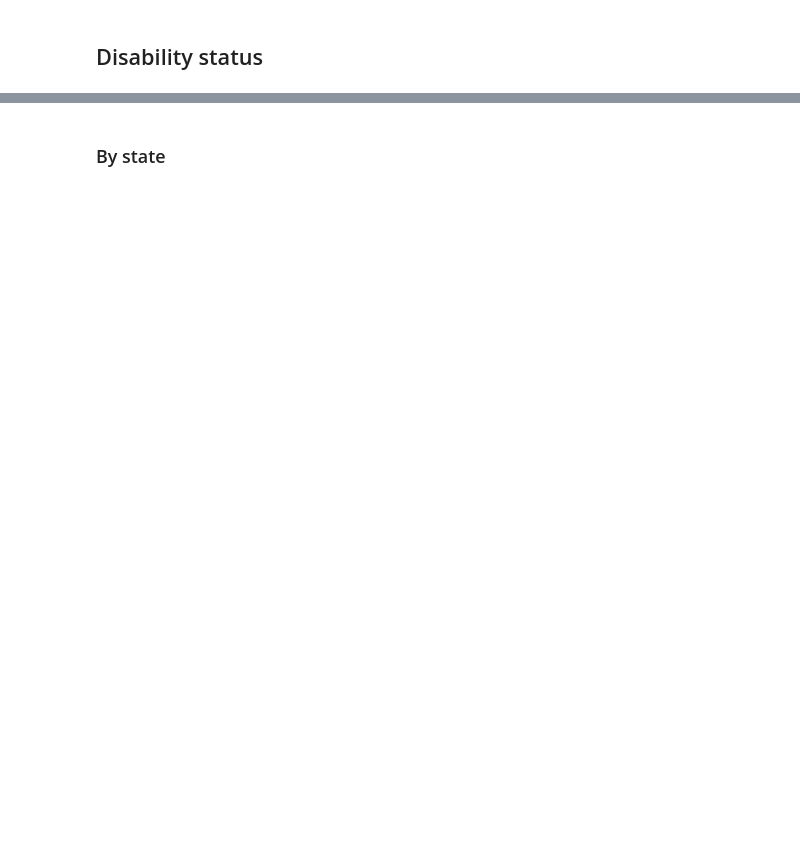
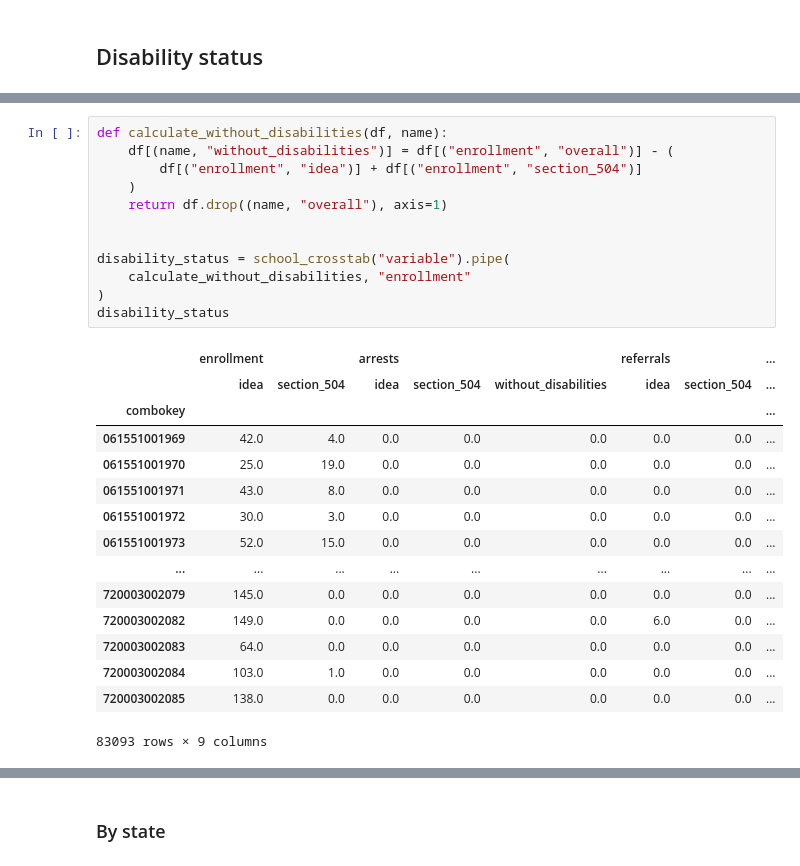
Before and after one commit to cbs-news-data/crdc-le-referral-data, a Jupyter notebook: notebooks/crdc_referrals_arrests/crdc_referrals_arrests.ipynb, the cells around one changed output, grey strips where cells are left out. Cells and saved outputs as stored; diff of their text form; blank space fills up the shorter version.

```diff
--- a/notebooks/crdc_referrals_arrests/crdc_referrals_arrests.ipynb
+++ b/notebooks/crdc_referrals_arrests/crdc_referrals_arrests.ipynb
@@ -85 +130,29 @@ disability_status
+# %%
+def calculate_without_disabilities(df, name):
+    df[(name, "without_disabilities")] = df[("enrollment", "overall")] - (
+        df[("enrollment", "idea")] + df[("enrollment", "section_504")]
+    )
+    return df.drop((name, "overall"), axis=1)
+
+
+disability_status = school_crosstab("variable").pipe(
+    calculate_without_disabilities, "enrollment"
+)
+disability_status
+# %% [output]
+|  | enrollment |  | arrests |  |  | referrals |  | ... |
+|  | idea | section_504 | idea | section_504 | without_disabilities | idea | section_504 | ... |
+| combokey |  |  |  |  |  |  |  | ... |
+| 061551001969 | 42.0 | 4.0 | 0.0 | 0.0 | 0.0 | 0.0 | 0.0 | ... |
+| 061551001970 | 25.0 | 19.0 | 0.0 | 0.0 | 0.0 | 0.0 | 0.0 | ... |
+| 061551001971 | 43.0 | 8.0 | 0.0 | 0.0 | 0.0 | 0.0 | 0.0 | ... |
+| 061551001972 | 30.0 | 3.0 | 0.0 | 0.0 | 0.0 | 0.0 | 0.0 | ... |
+| 061551001973 | 52.0 | 15.0 | 0.0 | 0.0 | 0.0 | 0.0 | 0.0 | ... |
+| ... | ... | ... | ... | ... | ... | ... | ... | ... |
+| 720003002079 | 145.0 | 0.0 | 0.0 | 0.0 | 0.0 | 0.0 | 0.0 | ... |
+| 720003002082 | 149.0 | 0.0 | 0.0 | 0.0 | 0.0 | 6.0 | 0.0 | ... |
+| 720003002083 | 64.0 | 0.0 | 0.0 | 0.0 | 0.0 | 0.0 | 0.0 | ... |
+| 720003002084 | 103.0 | 1.0 | 0.0 | 0.0 | 0.0 | 0.0 | 0.0 | ... |
+| 720003002085 | 138.0 | 0.0 | 0.0 | 0.0 | 0.0 | 0.0 | 0.0 | ... |
+83093 rows × 9 columns
 # %% [markdown]
```
Also changed, not shown: parts of 19 cells of this notebook.
